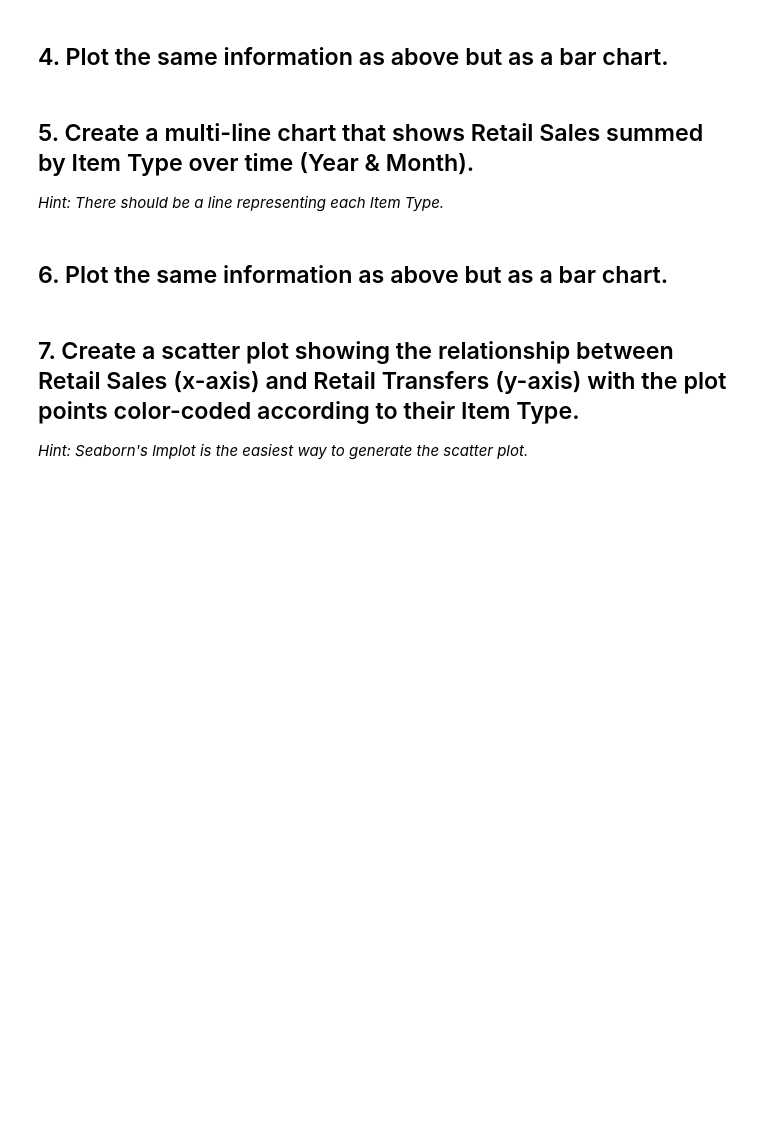
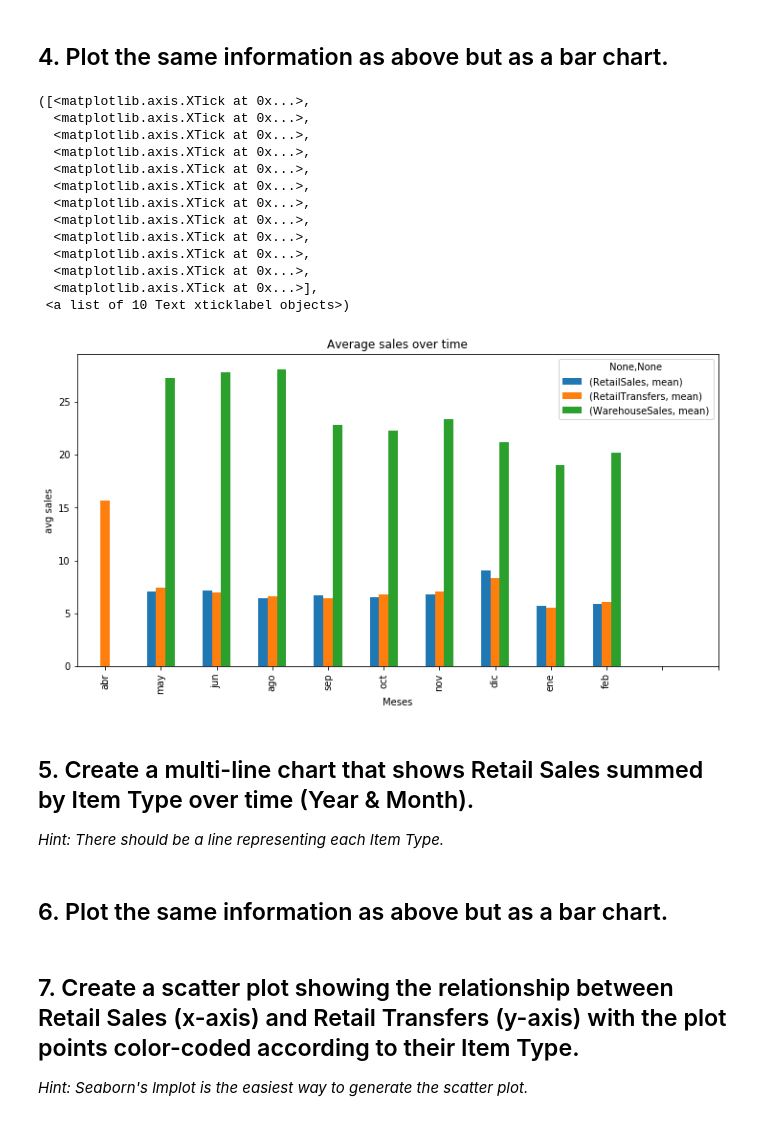
Before and after one commit to Paulapr/datamad0119, a Jupyter notebook: module-2/lab-plotting-multiple-data-series/your-code/main.ipynb, the cells around one changed output. Saved outputs shown, nothing was run; the diff lists cells and outputs as text; code cells hidden in the pictures; blank space fills up the shorter version.

```diff
--- a/module-2/lab-plotting-multiple-data-series/your-code/main.ipynb
+++ b/module-2/lab-plotting-multiple-data-series/your-code/main.ipynb
@@ -56,5 +75,26 @@ data.plot(x=["Year",'Month'], y=['RetailSales', 'RetailTransfers','WarehouseSale
 # %% [markdown]
 ## 4. Plot the same information as above but as a bar chart.
+# %%
+data2.plot.bar(y=['RetailSales','RetailTransfers','WarehouseSales'],figsize=(12,6))
+plt.title('Average sales over time')
+plt.xlabel('Meses')
+plt.ylabel('avg sales')
+plt.xticks(np.arange(12), ('abr', 'may', 'jun','ago', 'sep', 'oct', 'nov','dic', 'ene', 'feb'))
+# %% [output]
+([<matplotlib.axis.XTick at 0x...>,
+  <matplotlib.axis.XTick at 0x...>,
+  <matplotlib.axis.XTick at 0x...>,
+  <matplotlib.axis.XTick at 0x...>,
+  <matplotlib.axis.XTick at 0x...>,
+  <matplotlib.axis.XTick at 0x...>,
+  <matplotlib.axis.XTick at 0x...>,
+  <matplotlib.axis.XTick at 0x...>,
+  <matplotlib.axis.XTick at 0x...>,
+  <matplotlib.axis.XTick at 0x...>,
+  <matplotlib.axis.XTick at 0x...>,
+  <matplotlib.axis.XTick at 0x...>],
+ <a list of 10 Text xticklabel objects>)
+[figure, added]
 # %% [markdown]
 ## 5. Create a multi-line chart that shows Retail Sales summed by Item Type over time (Year & Month).
 
```
Also changed, not shown: parts of 4 cells of this notebook.
